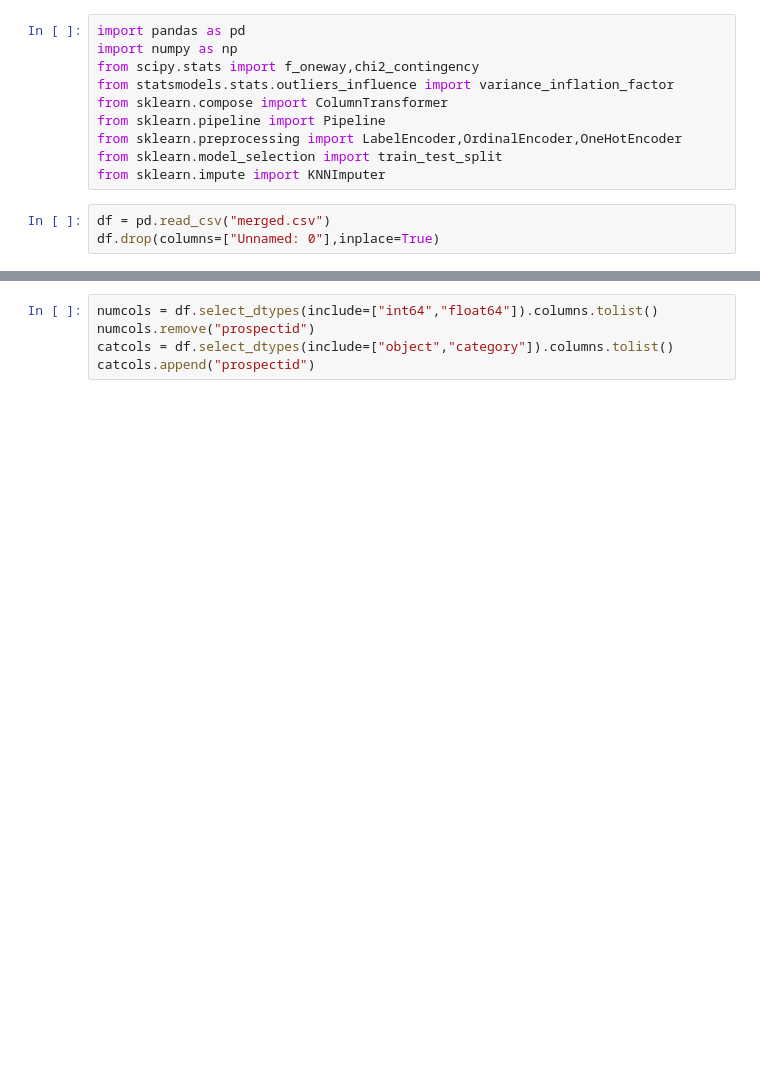
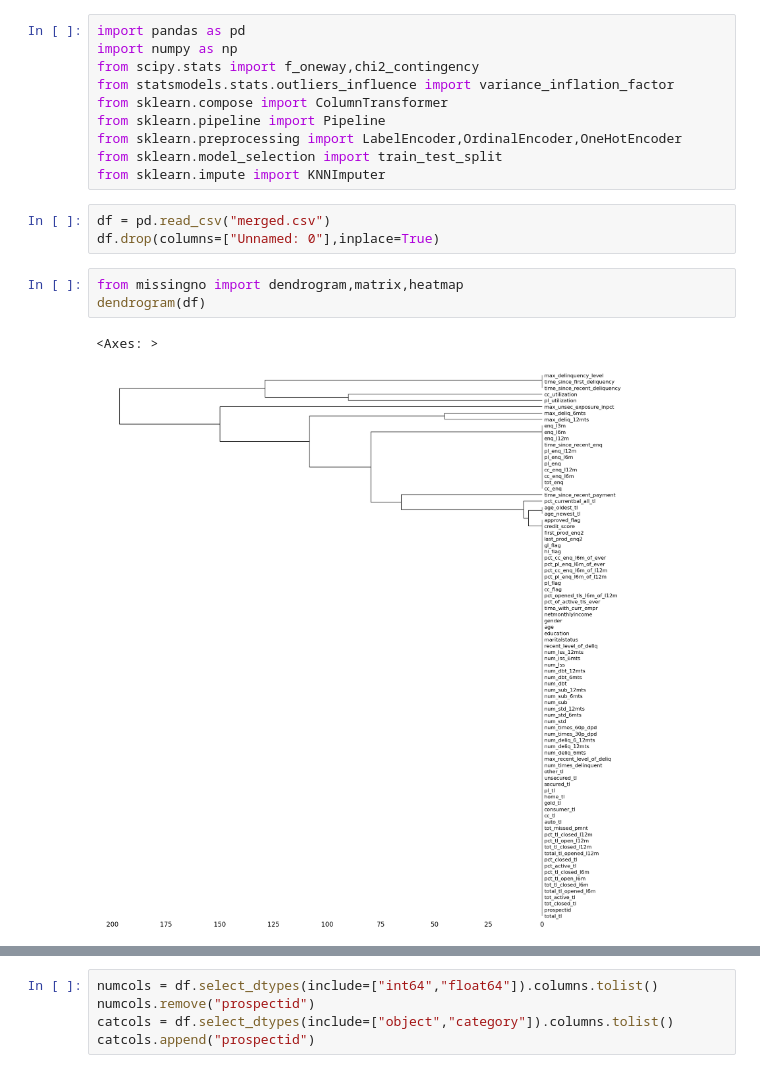
Before and after one commit to agarwal2001-ux/credt_risk_modelling, a Jupyter notebook: notebooks/imputation.ipynb, the cells around one changed output, grey strips where cells are left out. Cells and saved outputs as stored; diff of their text form; blank space fills up the shorter version.

Commit message:
missingno missing rectified

```diff
--- a/notebooks/imputation.ipynb
+++ b/notebooks/imputation.ipynb
@@ -11,3 +11,9 @@ from sklearn.impute import KNNImputer
 # %%
 df = pd.read_csv("merged.csv")
 df.drop(columns=["Unnamed: 0"],inplace=True)
+# %%
+from missingno import dendrogram,matrix,heatmap
+dendrogram(df)
+# %% [output]
+<Axes: >
+[figure, added]
```
Also changed, not shown: parts of 1 cell of this notebook, 8 other files.
